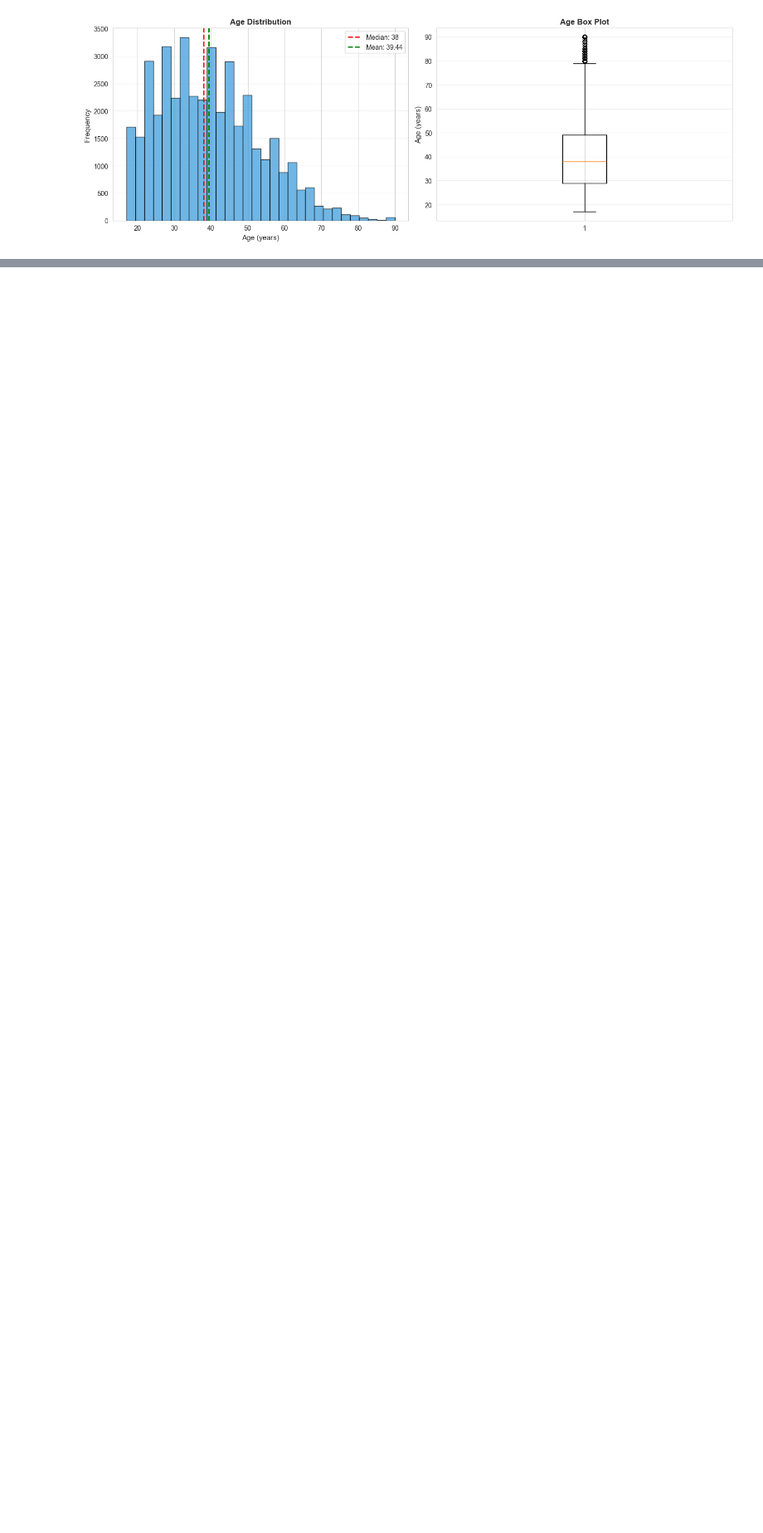
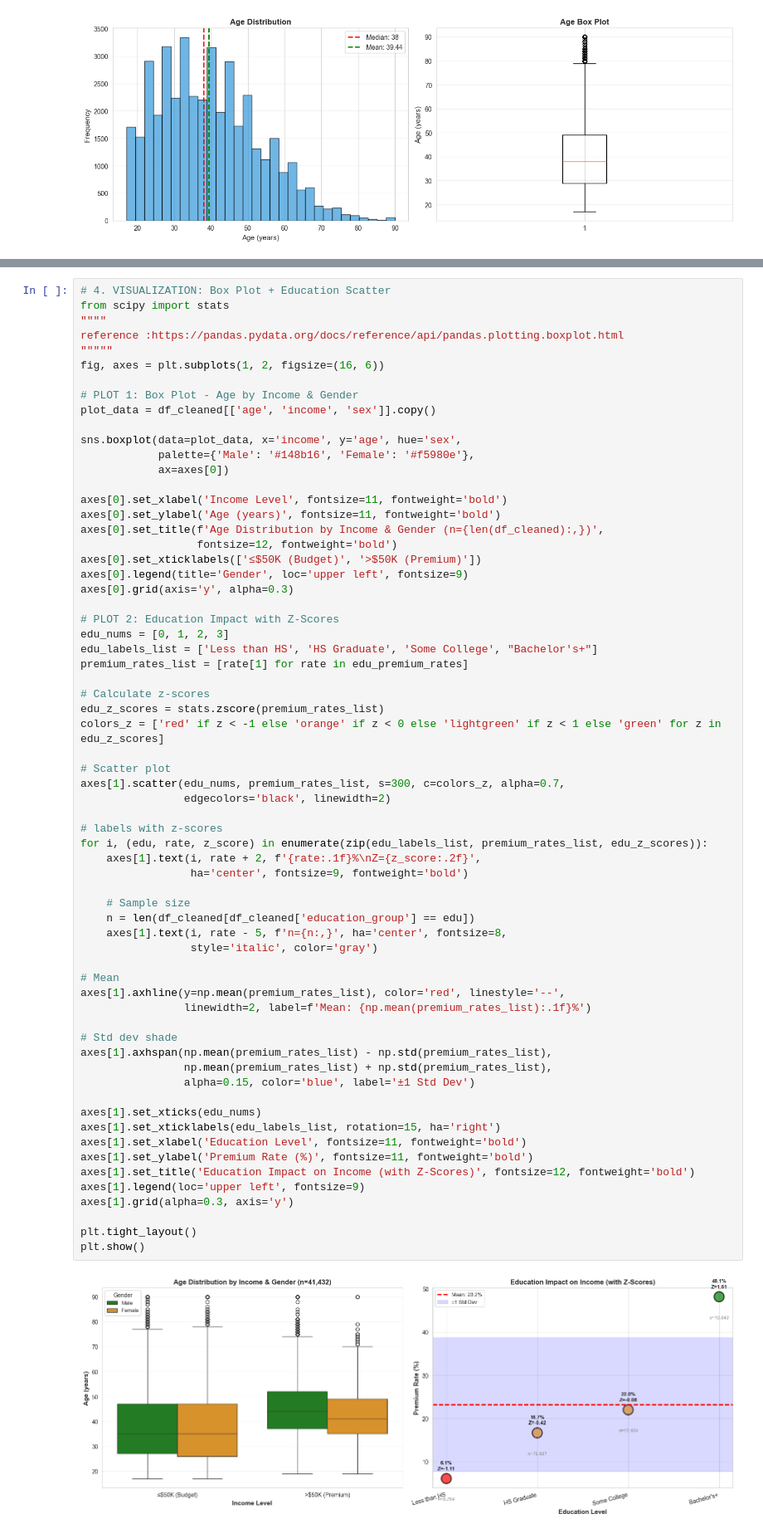
Before and after one commit to vgsilva-eng/AI-stats-probability, a Jupyter notebook: notebooks/eda_cleaned_dataset.ipynb, the cells around one changed output, grey strips where cells are left out. Shown at 83% size. Saved outputs shown, nothing was run; the diff lists cells and outputs as text; blank space fills up the shorter version.

```diff
--- a/notebooks/eda_cleaned_dataset.ipynb
+++ b/notebooks/eda_cleaned_dataset.ipynb
@@ -357,0 +468,67 @@ income
+# %%
+# 4. VISUALIZATION: Box Plot + Education Scatter
+from scipy import stats
+""""
+reference :https://pandas.pydata.org/docs/reference/api/pandas.plotting.boxplot.html
+"""""
+fig, axes = plt.subplots(1, 2, figsize=(16, 6))
+
+# PLOT 1: Box Plot - Age by Income & Gender
+plot_data = df_cleaned[['age', 'income', 'sex']].copy()
+
+sns.boxplot(data=plot_data, x='income', y='age', hue='sex',
+            palette={'Male': '#148b16', 'Female': '#f5980e'},
+            ax=axes[0])
+
+axes[0].set_xlabel('Income Level', fontsize=11, fontweight='bold')
+axes[0].set_ylabel('Age (years)', fontsize=11, fontweight='bold')
+axes[0].set_title(f'Age Distribution by Income & Gender (n={len(df_cleaned):,})',
+                  fontsize=12, fontweight='bold')
+axes[0].set_xticklabels(['≤$50K (Budget)', '>$50K (Premium)'])
+axes[0].legend(title='Gender', loc='upper left', fontsize=9)
+axes[0].grid(axis='y', alpha=0.3)
+
+# PLOT 2: Education Impact with Z-Scores
+edu_nums = [0, 1, 2, 3]
+edu_labels_list = ['Less than HS', 'HS Graduate', 'Some College', "Bachelor's+"]
+premium_rates_list = [rate[1] for rate in edu_premium_rates]
+
+# Calculate z-scores
+edu_z_scores = stats.zscore(premium_rates_list)
+colors_z = ['red' if z < -1 else 'orange' if z < 0 else 'lightgreen' if z < 1 else 'green' for z in edu_z_scores]
+
+# Scatter plot
+axes[1].scatter(edu_nums, premium_rates_list, s=300, c=colors_z, alpha=0.7,
+                edgecolors='black', linewidth=2)
+
+# labels with z-scores
+for i, (edu, rate, z_score) in enumerate(zip(edu_labels_list, premium_rates_list, edu_z_scores)):
+    axes[1].text(i, rate + 2, f'{rate:.1f}%\nZ={z_score:.2f}',
+                 ha='center', fontsize=9, fontweight='bold')
+
+    # Sample size
+    n = len(df_cleaned[df_cleaned['education_group'] == edu])
+    axes[1].text(i, rate - 5, f'n={n:,}', ha='center', fontsize=8,
+                 style='italic', color='gray')
+
+# Mean
+axes[1].axhline(y=np.mean(premium_rates_list), color='red', linestyle='--',
+                linewidth=2, label=f'Mean: {np.mean(premium_rates_list):.1f}%')
+
+# Std dev shade
+axes[1].axhspan(np.mean(premium_rates_list) - np.std(premium_rates_list),
+                np.mean(premium_rates_list) + np.std(premium_rates_list),
+                alpha=0.15, color='blue', label='±1 Std Dev')
+
+axes[1].set_xticks(edu_nums)
+axes[1].set_xticklabels(edu_labels_list, rotation=15, ha='right')
+axes[1].set_xlabel('Education Level', fontsize=11, fontweight='bold')
+axes[1].set_ylabel('Premium Rate (%)', fontsize=11, fontweight='bold')
+axes[1].set_title('Education Impact on Income (with Z-Scores)', fontsize=12, fontweight='bold')
+axes[1].legend(loc='upper left', fontsize=9)
+axes[1].grid(alpha=0.3, axis='y')
+
+plt.tight_layout()
+plt.show()
+# %% [output]
+[figure, added]
```
Also changed, not shown: parts of 6 cells of this notebook.
